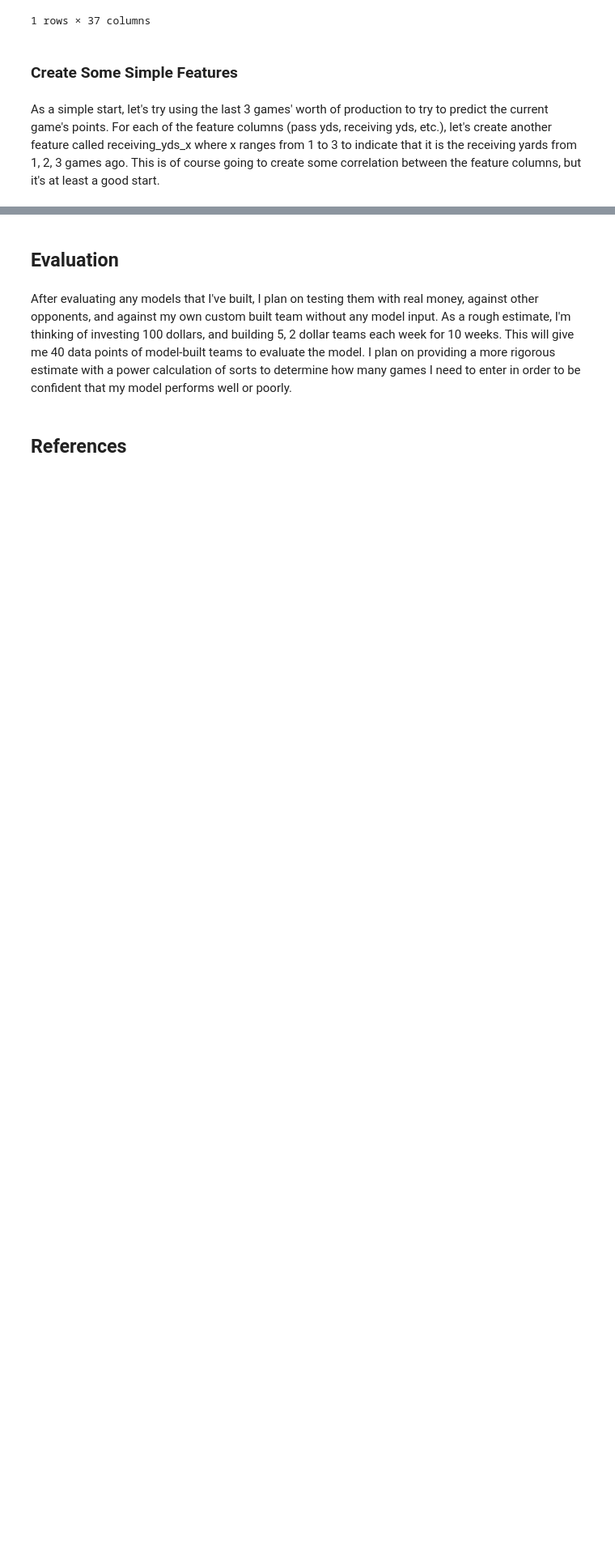
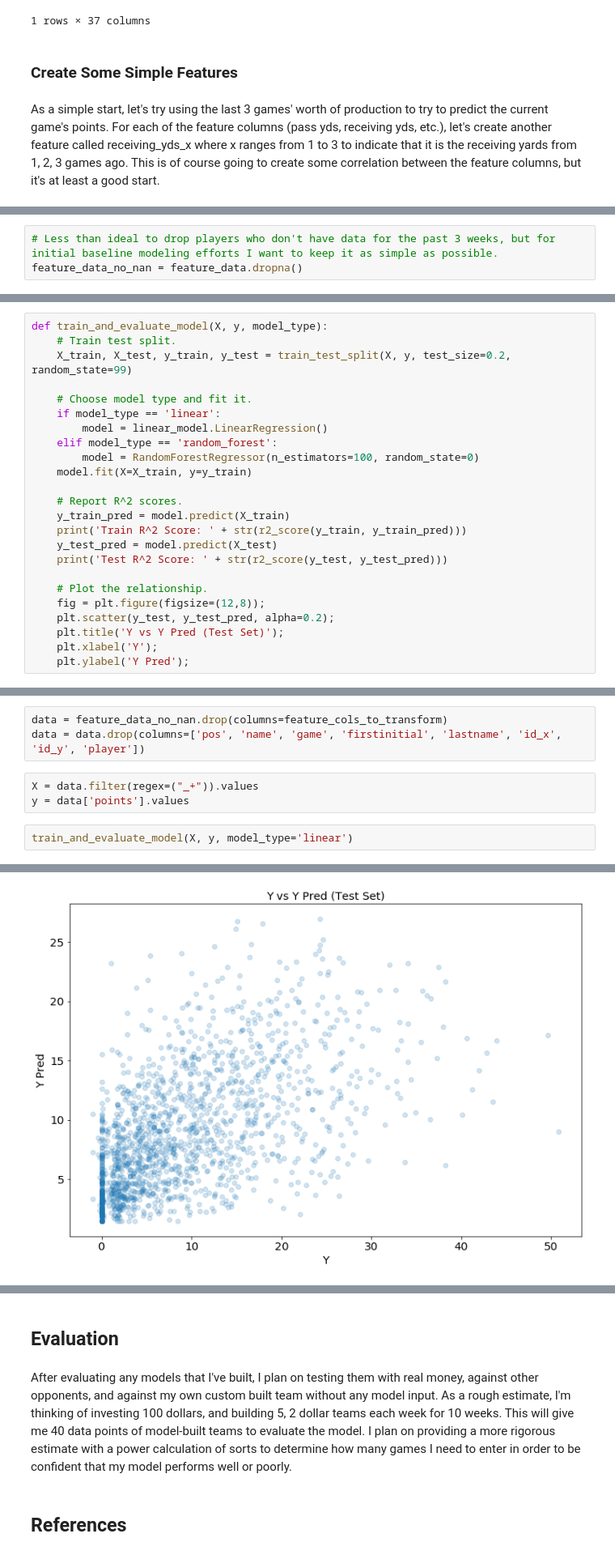
Before and after one commit to jeffbruce/daily-fantasy-modeling, a Jupyter notebook: draftkings_modeling.ipynb, the cells around one changed output, grey strips where cells are left out. Shown: that part at 81% size. Saved outputs shown, nothing was run; the diff lists cells and outputs as text; blank space fills up the shorter version.

Commit message:
basic models and features

```diff
--- a/draftkings_modeling.ipynb
+++ b/draftkings_modeling.ipynb
@@ -298,0 +343,3 @@ As a simple start, let's try using the last 3 games' worth of production to try
+# %%
+# Less than ideal to drop players who don't have data for the past 3 weeks, but for initial baseline modeling efforts I want to keep it as simple as possible.
+feature_data_no_nan = feature_data.dropna()
@@ -298,0 +356,24 @@ As a simple start, let's try using the last 3 games' worth of production to try
+# %%
+def train_and_evaluate_model(X, y, model_type):
+    # Train test split.
+    X_train, X_test, y_train, y_test = train_test_split(X, y, test_size=0.2, random_state=99)
+
+    # Choose model type and fit it.
+    if model_type == 'linear':
+        model = linear_model.LinearRegression()
+    elif model_type == 'random_forest':
+        model = RandomForestRegressor(n_estimators=100, random_state=0)
+    model.fit(X=X_train, y=y_train)
+
+    # Report R^2 scores.
+    y_train_pred = model.predict(X_train)
+    print('Train R^2 Score: ' + str(r2_score(y_train, y_train_pred)))
+    y_test_pred = model.predict(X_test)
+    print('Test R^2 Score: ' + str(r2_score(y_test, y_test_pred)))
+
+    # Plot the relationship.
+    fig = plt.figure(figsize=(12,8));
+    plt.scatter(y_test, y_test_pred, alpha=0.2);
+    plt.title('Y vs Y Pred (Test Set)');
+    plt.xlabel('Y');
+    plt.ylabel('Y Pred');
@@ -298,0 +386,9 @@ As a simple start, let's try using the last 3 games' worth of production to try
+# %%
+data = feature_data_no_nan.drop(columns=feature_cols_to_transform)
+data = data.drop(columns=['pos', 'name', 'game', 'firstinitial', 'lastname', 'id_x', 'id_y', 'player'])
+# %%
+X = data.filter(regex=("_+")).values
+y = data['points'].values
+# %%
+train_and_evaluate_model(X, y, model_type='linear')
+# %% [output]
@@ -298,0 +397 @@ As a simple start, let's try using the last 3 games' worth of production to try
+[figure, added]
```
Also changed, not shown: parts of 40 cells of this notebook.
